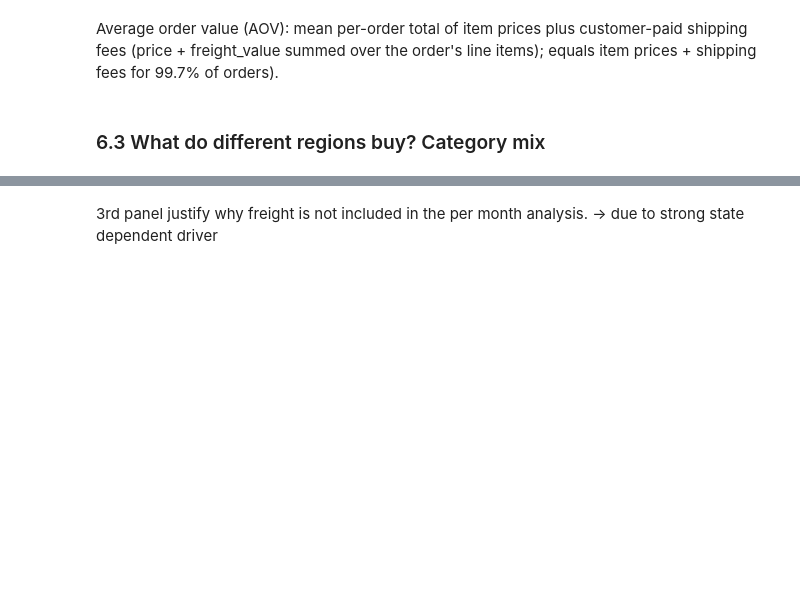
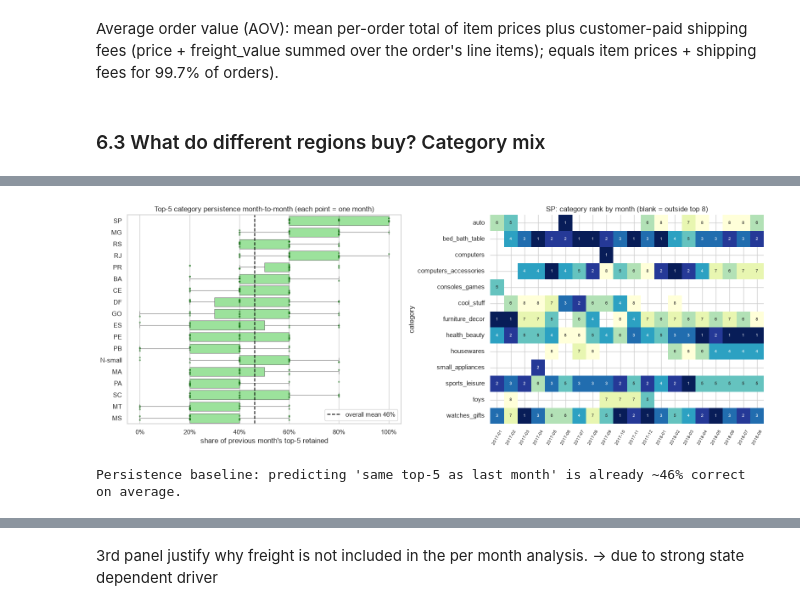
Before and after one commit to IT5006-Group9/IT5006-Group9-Olist-Project, a Jupyter notebook: notebooks/olist_eda.ipynb, the cells around one changed output, grey strips where cells are left out. Saved outputs shown, nothing was run; the diff lists cells and outputs as text; code cells hidden in the pictures; blank space fills up the shorter version.

Commit message:
Update: Persistence of top-5 categories over month; update key takeaways w incl. regional consumer behaviour; update state-monthly GVM and implications for potential forecasting.

```diff
--- a/notebooks/olist_eda.ipynb
+++ b/notebooks/olist_eda.ipynb
@@ -1361 +1371,41 @@ print(f"Usable: 2017-01..2018-08 = {ts.year_month.nunique()} months \n"
+# %%
+ts["state_grp"] = ts.customer_state.where(~ts.customer_state.isin(SMALL), "N-small")
+rank = (ts.groupby(["state_grp", "year_month", "category"]).price.sum()
+          .groupby(level=[0, 1], group_keys=False).nlargest(5).reset_index())
+top5 = rank.groupby(["state_grp", "year_month"]).category.apply(set)
+
+def overlap(s):
+    '''Compute the set(top-5) overlap with the previous month, normalized to 5'''
+    months = s.index.get_level_values("year_month")
+    return pd.Series([len(s.iloc[i] & s.iloc[i-1]) / 5 for i in range(1, len(s))],
+                     index=months[1:])
+persist = top5.groupby(level=0, group_keys=True).apply(overlap)
+pdf = persist.rename("persistence").reset_index()          # columns: state_grp, year_month, persistence
+order_ = pdf.groupby("state_grp").persistence.median().sort_values(ascending=False).index
+
+fig, axes = plt.subplots(1, 2, figsize=(16, 6))
+sns.boxplot(data=pdf, y="state_grp", x="persistence", order=order_, ax=axes[0],
+            color="lightgreen", linewidth=0.8, showfliers=False)
+sns.stripplot(data=pdf, y="state_grp", x="persistence", order=order_, ax=axes[0],
+              color="darkgreen", size=3, alpha=0.5, jitter=0.25)
+axes[0].axvline(persist.mean(), ls="--", color="black", label=f"overall mean {persist.mean():.0%}")
+axes[0].set_title("Top-5 category persistence month-to-month (each point = one month)")
+axes[0].set_xlabel("share of previous month's top-5 retained"); axes[0].set_ylabel("")
+axes[0].xaxis.set_major_formatter(plt.FuncFormatter(lambda x, _: f"{x:.0%}"))
+axes[0].legend(loc="lower right")
+
+# rank trajectory for the biggest market
+sp = (ts[ts.state_grp == "SP"].groupby(["year_month", "category"]).price.sum()
+      .groupby(level=0, group_keys=False).rank(ascending=False).unstack())
+keep = sp.columns[(sp <= 5).any()]
+sns.heatmap(sp[keep].T.where(sp[keep].T <= 8), cmap="YlGnBu_r", annot=True, fmt=".0f",
+            cbar=False, ax=axes[1], annot_kws={"size": 7})
+axes[1].set_title("SP: category rank by month (blank = outside top 8)"); axes[1].set_xlabel("")
+axes[1].set_xticklabels([str(p) for p in sp.index], rotation=60, fontsize=7)
+plt.tight_layout(); plt.show()
+
+print(f"Persistence baseline: predicting 'same top-5 as last month' is already ~{persist.mean():.0%} correct on average.")
+# %% [output]
+[figure, added]
+Persistence baseline: predicting 'same top-5 as last month' is already ~46% correct on average.
 # %%
```
Also changed, not shown: parts of 10 cells of this notebook.
